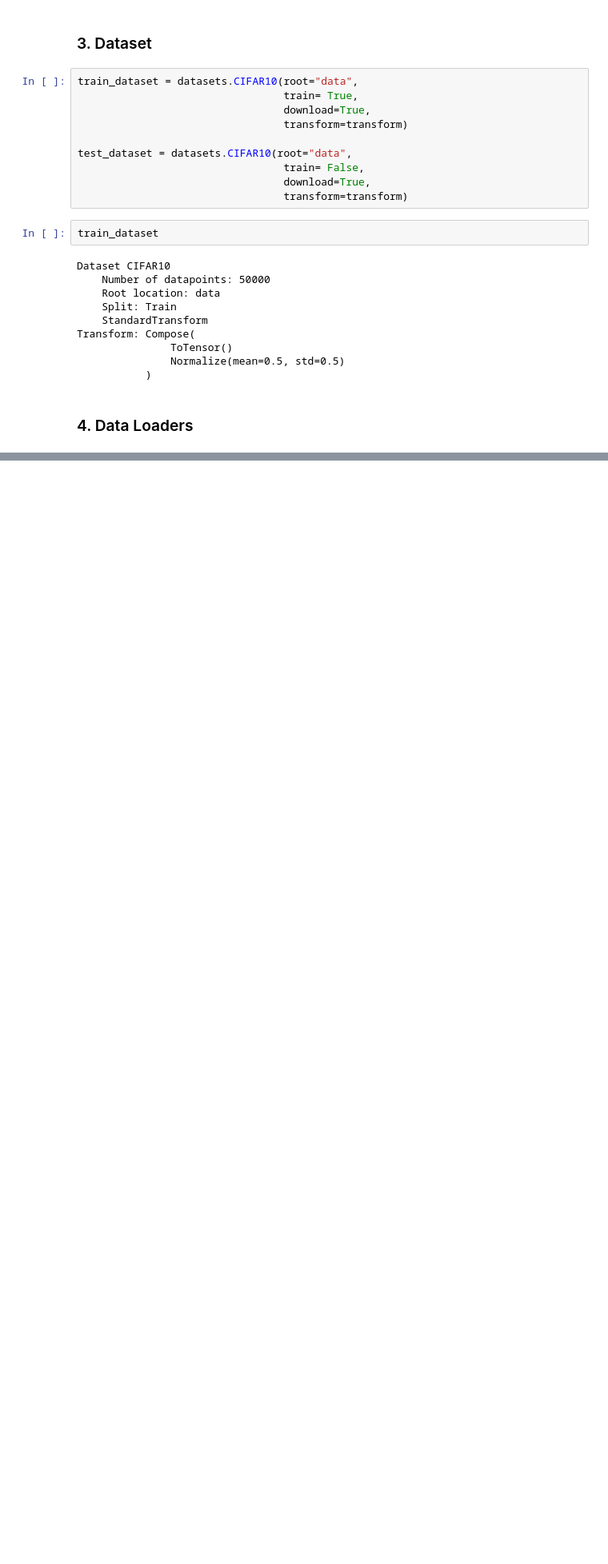
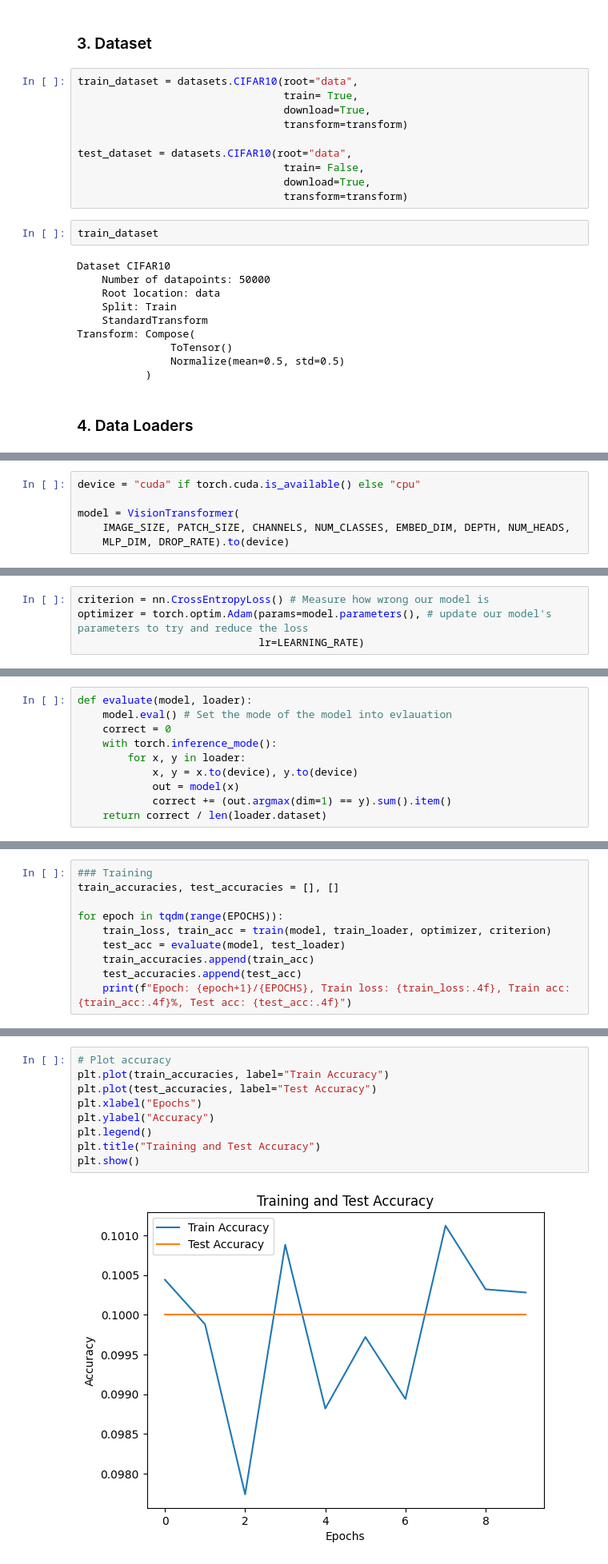
Before and after one commit to ham952/ViT, a Jupyter notebook: ViT.ipynb, the cells around one changed output, grey strips where cells are left out. Shown: that part at 80% size. Cells and saved outputs as stored; diff of their text form; blank space fills up the shorter version.

```diff
--- a/ViT.ipynb
+++ b/ViT.ipynb
@@ -66,0 +171,6 @@ Transform: Compose(
+# %%
+device = "cuda" if torch.cuda.is_available() else "cpu"
+
+model = VisionTransformer(
+    IMAGE_SIZE, PATCH_SIZE, CHANNELS, NUM_CLASSES, EMBED_DIM, DEPTH, NUM_HEADS,
+    MLP_DIM, DROP_RATE).to(device)
@@ -66,0 +197,4 @@ Transform: Compose(
+# %%
+criterion = nn.CrossEntropyLoss() # Measure how wrong our model is
+optimizer = torch.optim.Adam(params=model.parameters(), # update our model's parameters to try and reduce the loss
+                             lr=LEARNING_RATE)
@@ -66,0 +225,10 @@ Transform: Compose(
+# %%
+def evaluate(model, loader):
+    model.eval() # Set the mode of the model into evlauation
+    correct = 0
+    with torch.inference_mode():
+        for x, y in loader:
+            x, y = x.to(device), y.to(device)
+            out = model(x)
+            correct += (out.argmax(dim=1) == y).sum().item()
+    return correct / len(loader.dataset)
@@ -66,0 +237,10 @@ Transform: Compose(
+# %%
+### Training
+train_accuracies, test_accuracies = [], []
+
+for epoch in tqdm(range(EPOCHS)):
+    train_loss, train_acc = train(model, train_loader, optimizer, criterion)
+    test_acc = evaluate(model, test_loader)
+    train_accuracies.append(train_acc)
+    test_accuracies.append(test_acc)
+    print(f"Epoch: {epoch+1}/{EPOCHS}, Train loss: {train_loss:.4f}, Train acc: {train_acc:.4f}%, Test acc: {test_acc:.4f}")
@@ -66,0 +258,11 @@ Transform: Compose(
+# %%
+# Plot accuracy
+plt.plot(train_accuracies, label="Train Accuracy")
+plt.plot(test_accuracies, label="Test Accuracy")
+plt.xlabel("Epochs")
+plt.ylabel("Accuracy")
+plt.legend()
+plt.title("Training and Test Accuracy")
+plt.show()
+# %% [output]
+[figure, added]
```
Also changed, not shown: parts of 17 cells of this notebook.
